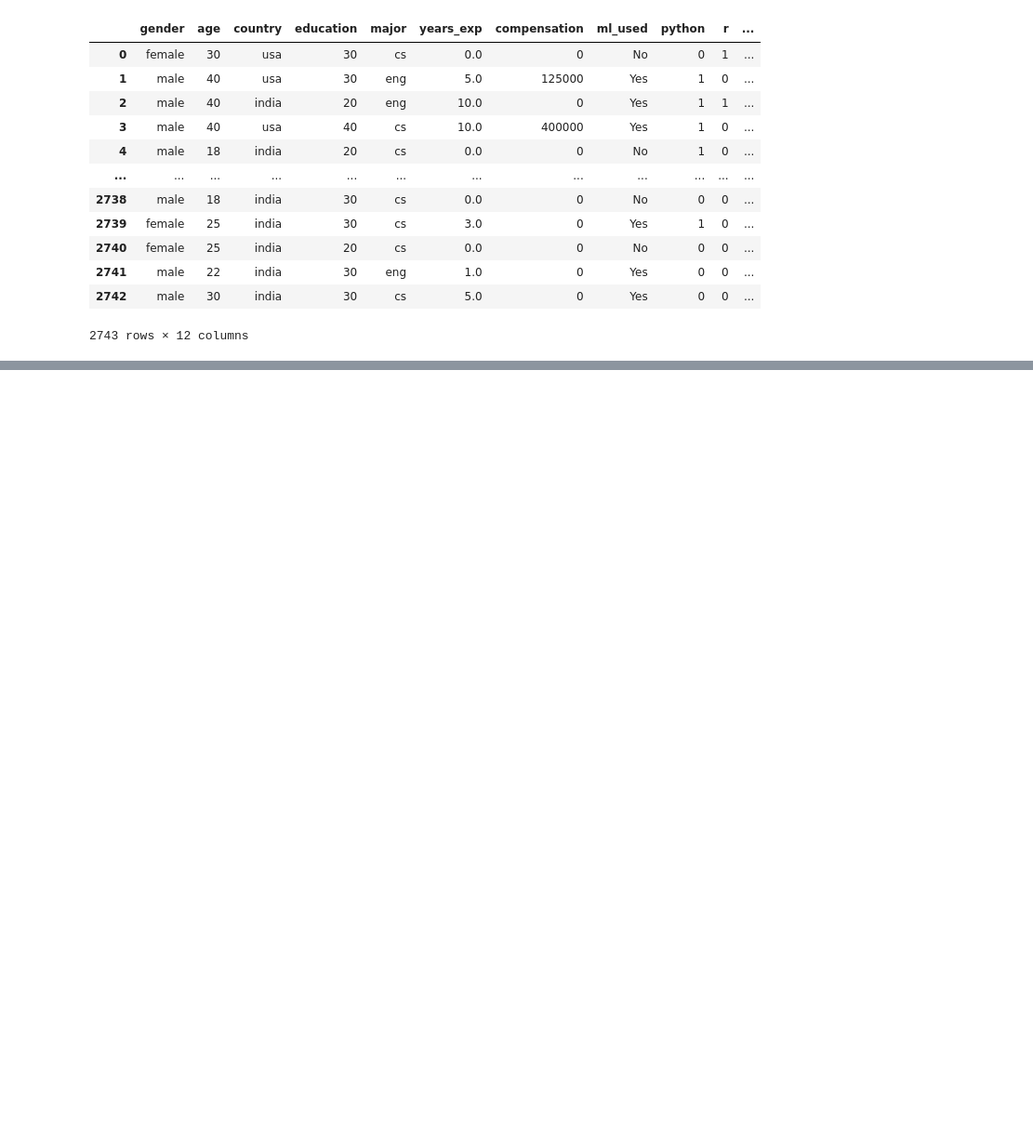
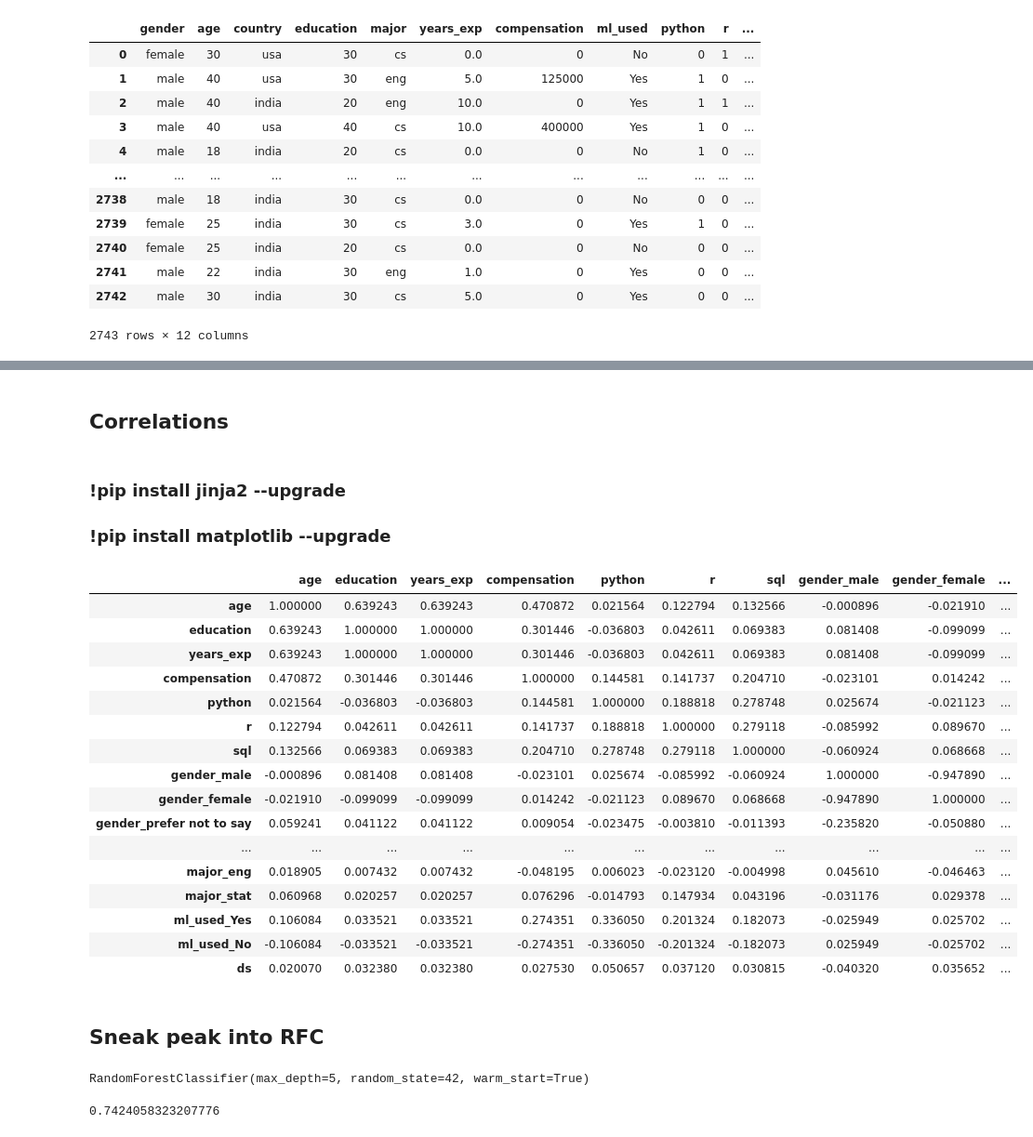
Before and after one commit to AkhilendraGadde/machine-learning, a Jupyter notebook: kaggle-survey-2018/kaggle-surver-dataset.ipynb, the cells around one changed output, grey strips where cells are left out. Shown at 93% size. Saved outputs shown, nothing was run; the diff lists cells and outputs as text; code cells hidden in the pictures; blank space fills up the shorter version.

Commit message:
sneak peak into RFC

```diff
--- a/kaggle-survey-2018/kaggle-surver-dataset.ipynb
+++ b/kaggle-survey-2018/kaggle-surver-dataset.ipynb
@@ -263,0 +428,27 @@ data
+# %%
+def setup_pipeline() -> None:
+
+    file: str = r'datasets/multipleChoiceResponses.csv'
+    df: pd.DataFrame = pd.read_csv(file, low_memory=False)
+
+    # tweak_dataset(df).to_pickle(r'datasets/output.p.gz', compression='gzip')
+
+    category: list[str] = ["gender", "country", "major", "ml_used"]
+    impute: list[str] = ["age", "education", "years_exp"]
+    pipe: pipeline.Pipeline = pipeline.Pipeline(
+        [
+            ('transform', Transformer()),
+            ('categorical', encoding.OneHotEncoder(top_categories=5, drop_last=True, variables=category)),
+            ('int_impute', imputation.MeanMedianImputer(imputation_method='median', variables=impute))
+        ]
+    )
+
+    X, y = get_features_and_labels(df, ['Q6'])
+    X_train, X_test, y_train, y_test = model_selection.train_test_split(X, y, test_size=.3, random_state=42, stratify=y)
+
+    X_train = pipe.fit_transform(X_train, y_train)
+    X_test = pipe.transform(X_test)
+
+    return X_train, X_test, y_train, y_test
+# %%
+X_train, X_test, y_train, y_test = setup_pipeline()
@@ -263,0 +487,5 @@ data
+# %% [markdown]
+## Correlations
+# %% [markdown]
+### !pip install jinja2 --upgrade
+### !pip install matplotlib --upgrade
@@ -263,0 +495,32 @@ data
+# %%
+available_cmaps =('viridis', 'plasma', 'inferno', 'magma', 'cividis',
+        'PiYG', 'PRGn', 'BrBG', 'PuOr', 'Spectral', 'RdBu',
+        'gist_ncar', 'nipy_spectral', 'terrain', 'prism', 'ocean')
+random_cmap = choice(available_cmaps)
+
+X_train\
+    .assign(ds=y_train=='Data Scientist')\
+    .corr(method='spearman')\
+    .style\
+    .background_gradient(cmap='RdBu', vmax=1, vmin=-1)\
+    .set_sticky(axis='index')
+# %% [output]
+|  | age | education | years_exp | compensation | python | r | sql | gender_male | gender_female | ... |
+| age | 1.000000 | 0.639243 | 0.639243 | 0.470872 | 0.021564 | 0.122794 | 0.132566 | -0.000896 | -0.021910 | ... |
+| education | 0.639243 | 1.000000 | 1.000000 | 0.301446 | -0.036803 | 0.042611 | 0.069383 | 0.081408 | -0.099099 | ... |
+| years_exp | 0.639243 | 1.000000 | 1.000000 | 0.301446 | -0.036803 | 0.042611 | 0.069383 | 0.081408 | -0.099099 | ... |
+| compensation | 0.470872 | 0.301446 | 0.301446 | 1.000000 | 0.144581 | 0.141737 | 0.204710 | -0.023101 | 0.014242 | ... |
+| python | 0.021564 | -0.036803 | -0.036803 | 0.144581 | 1.000000 | 0.188818 | 0.278748 | 0.025674 | -0.021123 | ... |
+| r | 0.122794 | 0.042611 | 0.042611 | 0.141737 | 0.188818 | 1.000000 | 0.279118 | -0.085992 | 0.089670 | ... |
+| sql | 0.132566 | 0.069383 | 0.069383 | 0.204710 | 0.278748 | 0.279118 | 1.000000 | -0.060924 | 0.068668 | ... |
+| gender_male | -0.000896 | 0.081408 | 0.081408 | -0.023101 | 0.025674 | -0.085992 | -0.060924 | 1.000000 | -0.947890 | ... |
+| gender_female | -0.021910 | -0.099099 | -0.099099 | 0.014242 | -0.021123 | 0.089670 | 0.068668 | -0.947890 | 1.000000 | ... |
+| gender_prefer not to say | 0.059241 | 0.041122 | 0.041122 | 0.009054 | -0.023475 | -0.003810 | -0.011393 | -0.235820 | -0.050880 | ... |
+| ... | ... | ... | ... | ... | ... | ... | ... | ... | ... | ... |
+| major_eng | 0.018905 | 0.007432 | 0.007432 | -0.048195 | 0.006023 | -0.023120 | -0.004998 | 0.045610 | -0.046463 | ... |
+| major_stat | 0.060968 | 0.020257 | 0.020257 | 0.076296 | -0.014793 | 0.147934 | 0.043196 | -0.031176 | 0.029378 | ... |
+| ml_used_Yes | 0.106084 | 0.033521 | 0.033521 | 0.274351 | 0.336050 | 0.201324 | 0.182073 | -0.025949 | 0.025702 | ... |
+| ml_used_No | -0.106084 | -0.033521 | -0.033521 | -0.274351 | -0.336050 | -0.201324 | -0.182073 | 0.025949 | -0.025702 | ... |
+| ds | 0.020070 | 0.032380 | 0.032380 | 0.027530 | 0.050657 | 0.037120 | 0.030815 | -0.040320 | 0.035652 | ... |
+# %% [markdown]
+## Sneak peak into RFC
@@ -263,0 +531,8 @@ data
+# %%
+rf.fit(X_train, y_train.Q6.reset_index(drop=True))
+# %% [output]
+RandomForestClassifier(max_depth=5, random_state=42, warm_start=True)
+# %%
+rf.score(X_test, y_test.reset_index(drop=True))
+# %% [output]
+0.7424058323207776
```
Also changed, not shown: parts of 12 cells of this notebook, 1 other file.
